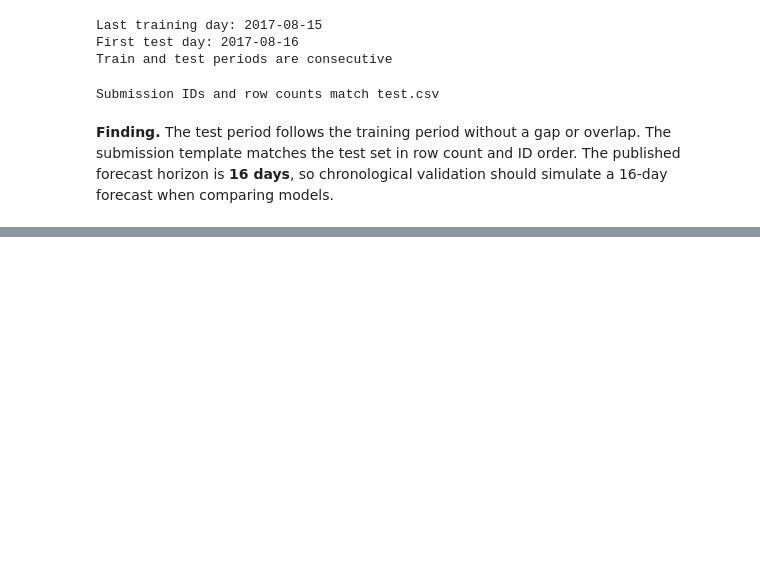
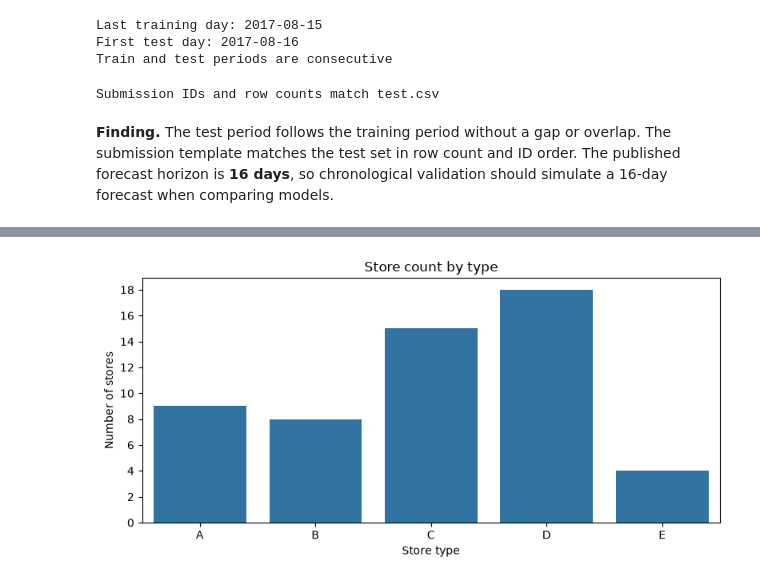
Before and after one commit to nachospreafico/store-sales-forecasting, a Jupyter notebook: notebooks/01_eda.ipynb, the cells around one changed output, grey strips where cells are left out. Saved outputs shown, nothing was run; the diff lists cells and outputs as text; code cells hidden in the pictures; blank space fills up the shorter version.

Commit message:
refactor: finalize store sales EDA with supplementary data analysis

```diff
--- a/notebooks/01_eda.ipynb
+++ b/notebooks/01_eda.ipynb
@@ -805,0 +430,7 @@ Missing oil-price observations occur exclusively on weekdays, with Mondays accou
+# %%
+stores_df = pd.read_csv(Path("../data/raw/stores.csv"))
+print(f"Stores dataset: {stores_df.shape[0]:,} rows × {stores_df.shape[1]} columns")
+stores_df.info(show_counts=True)
+display(stores_df.head())
+print("Missing values by column:")
+display(stores_df.isna().sum())
@@ -805,0 +518,11 @@ Missing oil-price observations occur exclusively on weekdays, with Mondays accou
+# %%
+from matplotlib.ticker import MaxNLocator
+
+fig, ax = plt.subplots(figsize=(8, 4))
+sns.countplot(data=stores_df, x="type", order=["A", "B", "C", "D", "E"], ax=ax)
+ax.yaxis.set_major_locator(MaxNLocator(integer=True))
+ax.set(title="Store count by type", xlabel="Store type", ylabel="Number of stores")
+plt.tight_layout()
+plt.show()
+# %% [output]
+[figure, added]
```
Also changed, not shown: parts of 65 cells of this notebook.
